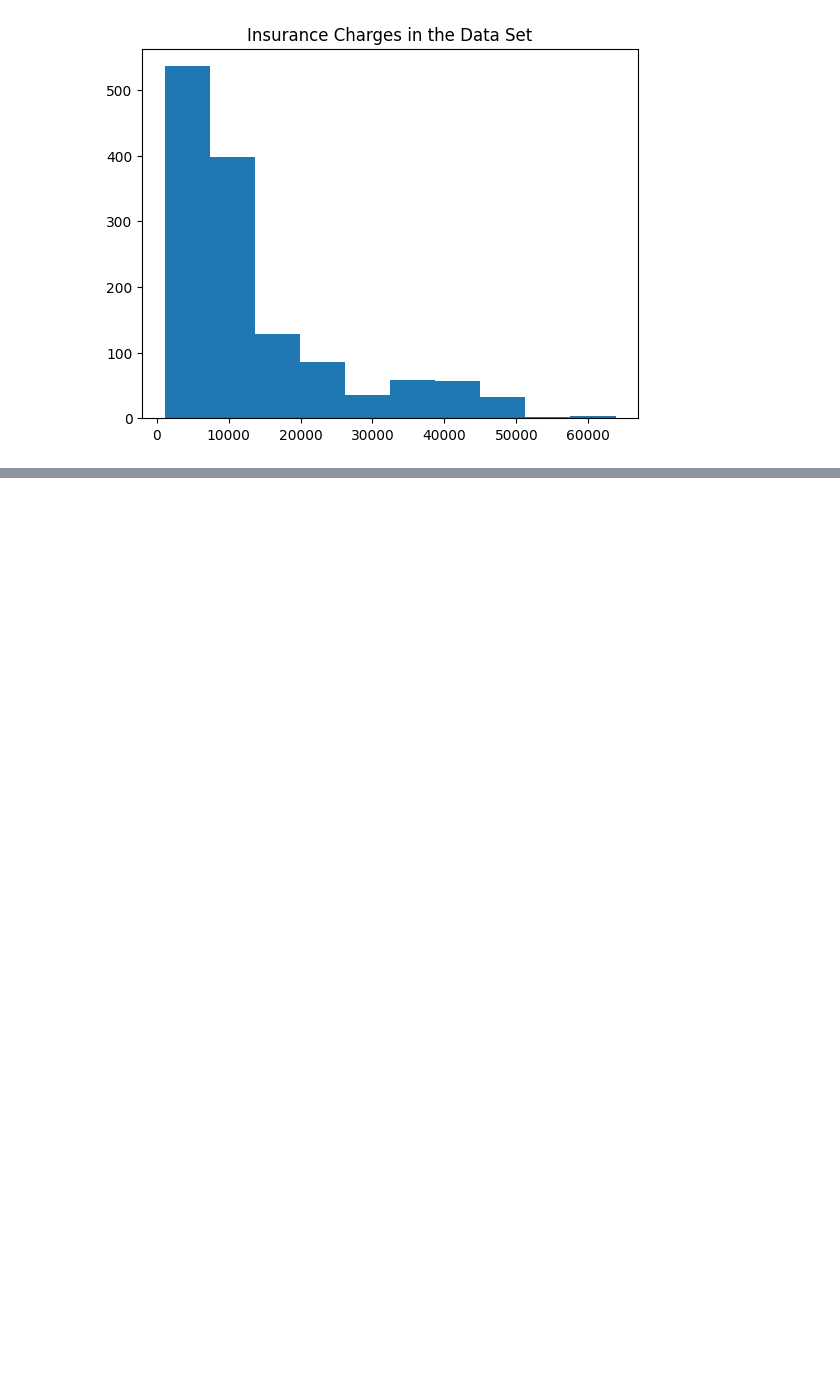
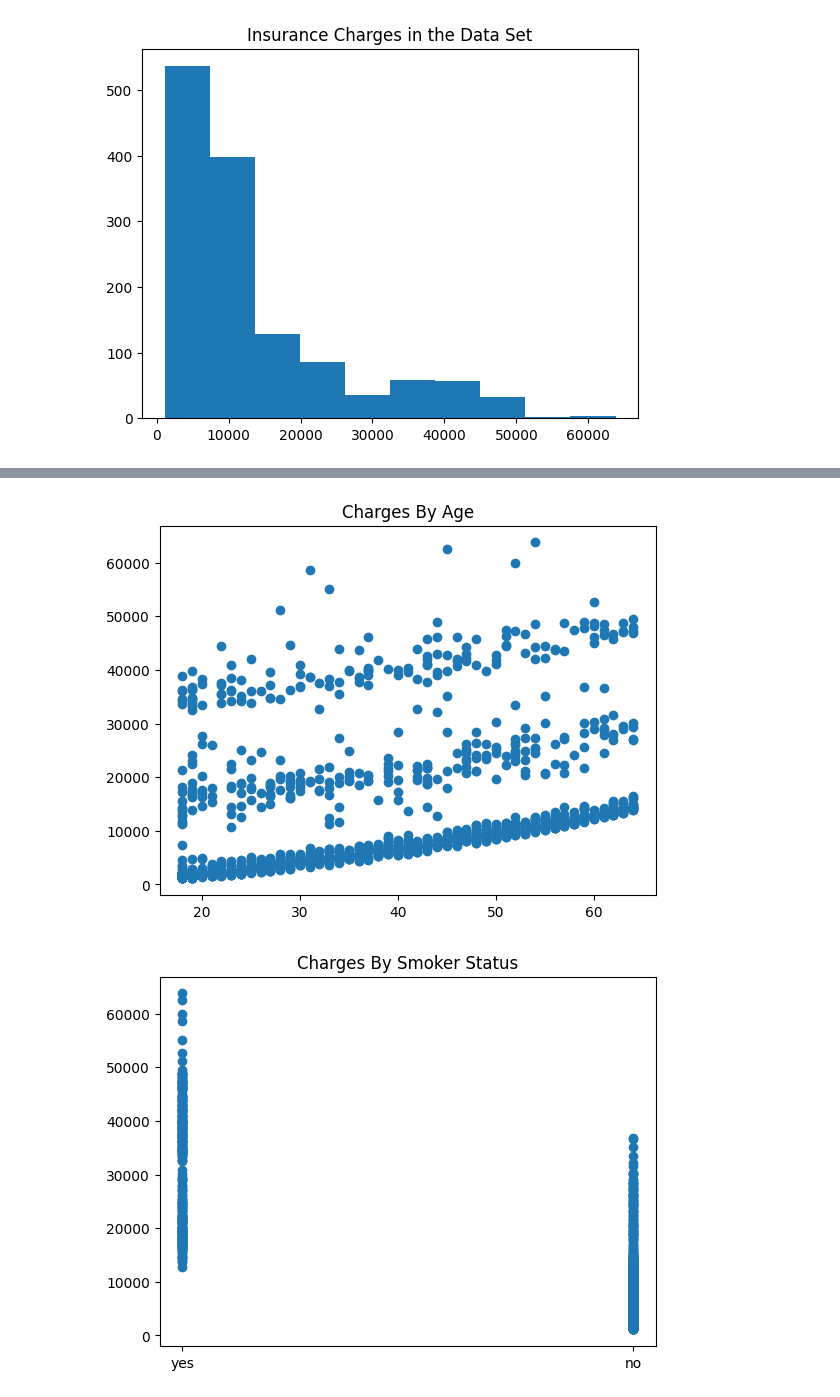
Before and after one commit to boncz/USInsurancePortfolioProject, a Jupyter notebook: USInsurancePortfolioProject.ipynb, the cells around one changed output, grey strips where cells are left out. Cells and saved outputs as stored; diff of their text form; code cells hidden in the pictures; blank space fills up the shorter version.

```diff
--- a/USInsurancePortfolioProject.ipynb
+++ b/USInsurancePortfolioProject.ipynb
@@ -150,0 +163,10 @@ The data ranges from 1121.8739 to 63770.42801, with an average of 13270 and a mo
+# %%
+plt.scatter(ages,charges)
+plt.title('Charges By Age')
+plt.show(ages,charges)
+plt.scatter(smoker,charges)
+plt.title('Charges By Smoker Status')
+plt.show(smoker,charges)
+# %% [output]
+[figure, added]
+[figure, added]
```
Also changed, not shown: parts of 8 cells of this notebook.
